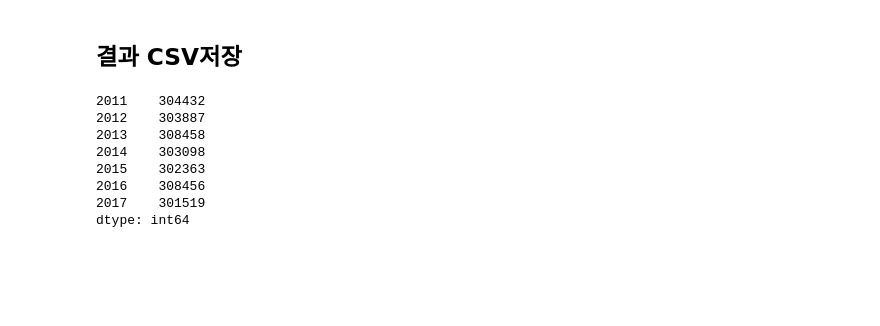
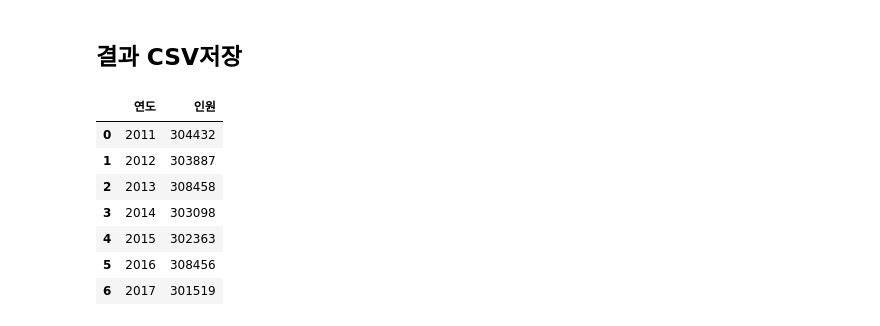
Before and after one commit to joey0919/-, a Jupyter notebook: 02. 고지혈증 분석.ipynb, the cells around one changed output. Cells and saved outputs as stored; diff of their text form; code cells hidden in the pictures; blank space fills up the shorter version.

```diff
--- a/02. 고지혈증 분석.ipynb
+++ b/02. 고지혈증 분석.ipynb
@@ -341,25 +341,20 @@ plt.show()
 ## 결과 CSV저장
 # %%
 result_data = {
-    '2011': result_list[0],
-    '2012': result_list[1],
-    '2013': result_list[2],
-    '2014': result_list[3],
-    '2015': result_list[4],
-    '2016': result_list[5],
-    '2017': result_list[6]
+    '연도': year_list,
+    '인원': result_list
 }
 
-result_df = pd.Series(result_data)
+result_df = pd.DataFrame(result_data)
 
-result_df.to_csv('고지혈증.csv', encoding='UTF-8-sig')
+result_df.to_csv('고지혈증.csv', encoding='UTF-8-sig', index=False)
 result_df
 # %% [output]
-2011    304432
-2012    303887
-2013    308458
-2014    303098
-2015    302363
-2016    308456
-2017    301519
-dtype: int64
+|  | 연도 | 인원 |
+| 0 | 2011 | 304432 |
+| 1 | 2012 | 303887 |
+| 2 | 2013 | 308458 |
+| 3 | 2014 | 303098 |
+| 4 | 2015 | 302363 |
+| 5 | 2016 | 308456 |
+| 6 | 2017 | 301519 |
```
Also changed, not shown: 1 other file.
